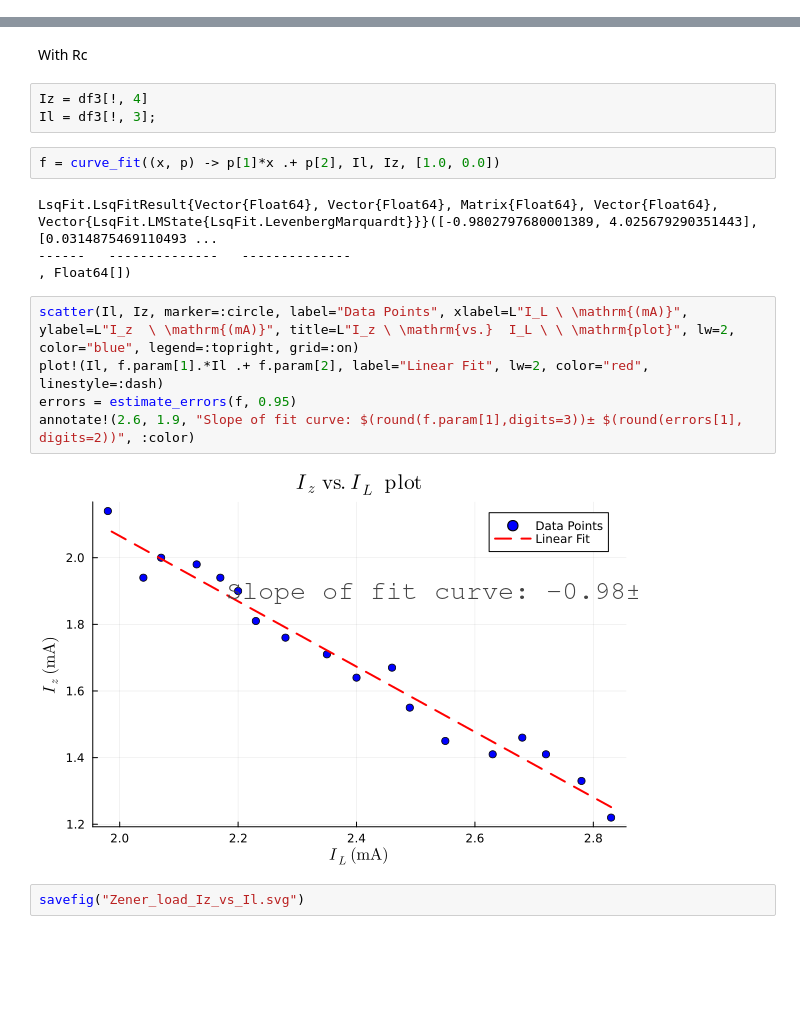
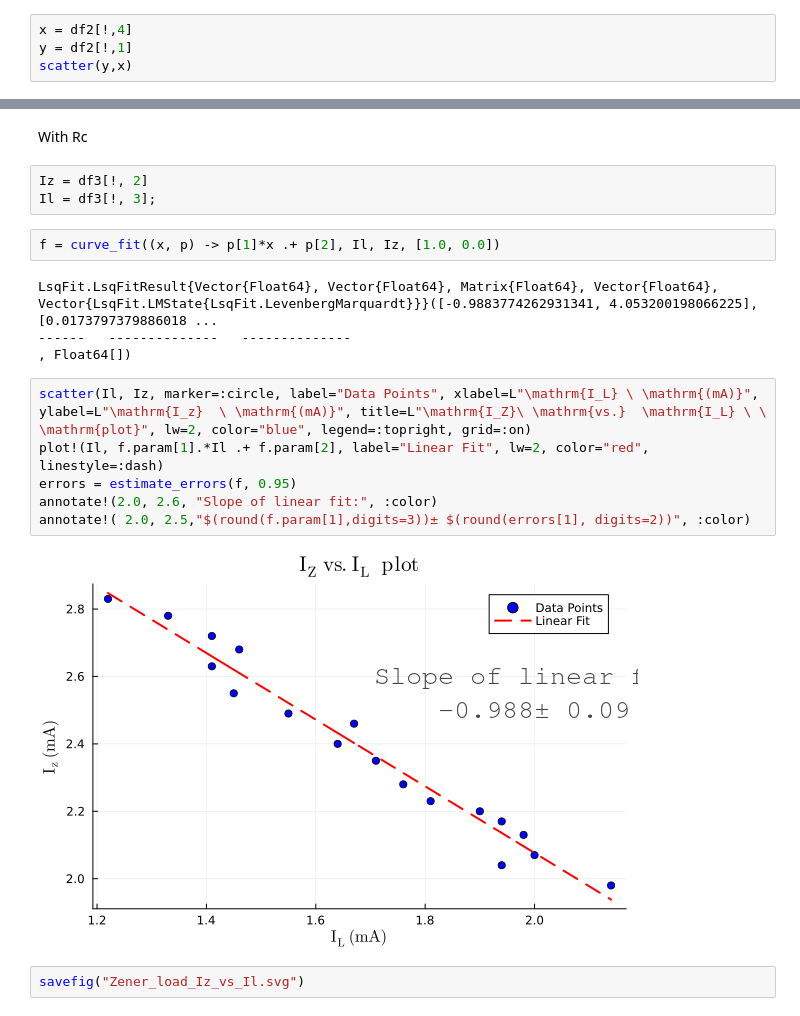
Before and after one commit to LoneWolf1304/PH3204, a Jupyter notebook: Expt_1/Report/Plots.ipynb, the cells around one changed output, grey strips where cells are left out. Drawn from its saved outputs; the diff is of its cells as text; blank space fills up the shorter version.

```diff
--- a/Expt_1/Report/Plots.ipynb
+++ b/Expt_1/Report/Plots.ipynb
@@ -83,3 +83,7 @@ savefig("Zener_line_V0_vs_Vin.svg")
 Load Regulation
 # %% [markdown]
 Without Rc
+# %%
+x = df2[!,4]
+y = df2[!,1]
+scatter(y,x)
@@ -86,21 +92,22 @@ Without Rc
 # %% [markdown]
 With Rc
 # %%
-Iz = df3[!, 4]
+Iz = df3[!, 2]
 Il = df3[!, 3];
 # %%
 f = curve_fit((x, p) -> p[1]*x .+ p[2], Il, Iz, [1.0, 0.0])
 # %% [output]
-LsqFit.LsqFitResult{Vector{Float64}, Vector{Float64}, Matrix{Float64}, Vector{Float64}, Vector{LsqFit.LMState{LsqFit.LevenbergMarquardt}}}([-0.9802797680001389, 4.025679290351443], [0.0314875469110493 ...
+LsqFit.LsqFitResult{Vector{Float64}, Vector{Float64}, Matrix{Float64}, Vector{Float64}, Vector{LsqFit.LMState{LsqFit.LevenbergMarquardt}}}([-0.9883774262931341, 4.053200198066225], [0.0173797379886018 ...
 ------   --------------   --------------
 , Float64[])
 # %%
-scatter(Il, Iz, marker=:circle, label="Data Points", xlabel=L"I_L \ \mathrm{(mA)}", ylabel=L"I_z  \ \mathrm{(mA)}", title=L"I_z \ \mathrm{vs.}  I_L \ \ \mathrm{plot}", lw=2, color="blue", legend=:topright, grid=:on)
+scatter(Il, Iz, marker=:circle, label="Data Points", xlabel=L"\mathrm{I_L} \ \mathrm{(mA)}", ylabel=L"\mathrm{I_z}  \ \mathrm{(mA)}", title=L"\mathrm{I_Z}\ \mathrm{vs.}  \mathrm{I_L} \ \ \mathrm{plot}", lw=2, color="blue", legend=:topright, grid=:on)
 plot!(Il, f.param[1].*Il .+ f.param[2], label="Linear Fit", lw=2, color="red", linestyle=:dash)
 errors = estimate_errors(f, 0.95)
-annotate!(2.6, 1.9, "Slope of fit curve: $(round(f.param[1],digits=3))± $(round(errors[1], digits=2))", :color)
+annotate!(2.0, 2.6, "Slope of linear fit:", :color)
+annotate!( 2.0, 2.5,"$(round(f.param[1],digits=3))± $(round(errors[1], digits=2))", :color)
 # %% [output]
-[figure, old version]
+[figure, new version]
 # %%
 savefig("Zener_load_Iz_vs_Il.svg")
 # %% [output]
```
Also changed, not shown: parts of 4 cells of this notebook, 20 other files.
